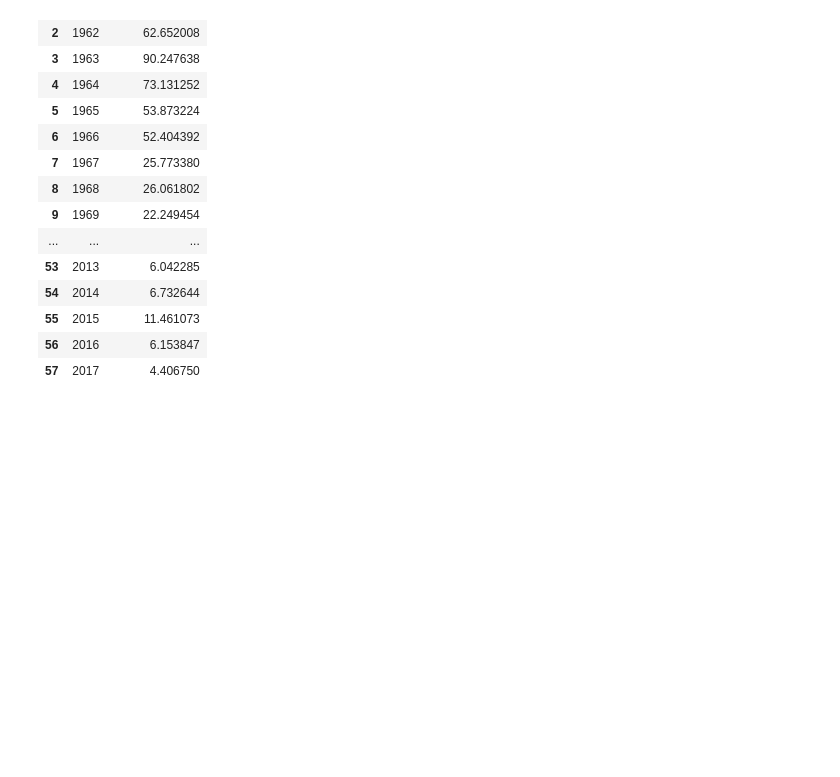
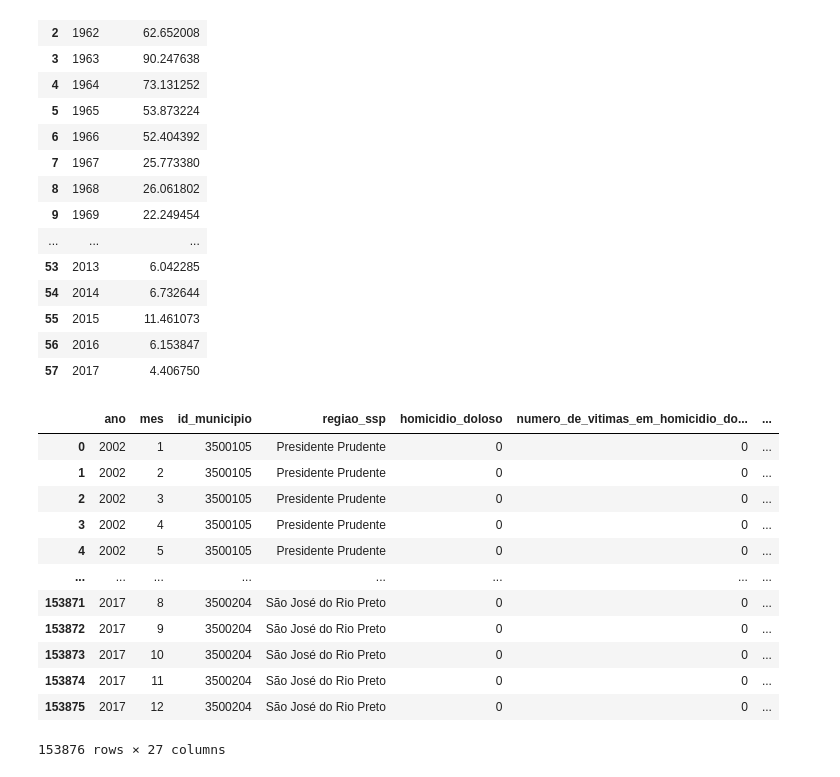
Before and after one commit to felipebns/P2_Cdados, a Jupyter notebook: p2_cdados.ipynb, the cells around one changed output. Saved outputs shown, nothing was run; the diff lists cells and outputs as text; code cells hidden in the pictures; blank space fills up the shorter version.

Commit message:
homicidio

```diff
--- a/p2_cdados.ipynb
+++ b/p2_cdados.ipynb
@@ -93,3 +93,23 @@ icv
 | 55 | 2015 | 11.461073 |
 | 56 | 2016 | 6.153847 |
 | 57 | 2017 | 4.406750 |
+# %%
+homicidio = bd.read_table(dataset_id='br_sp_gov_ssp',
+table_id='ocorrencias_registradas',
+billing_project_id="cdadosp2-404421")
+# %%
+homicidio
+# %% [output]
+|  | ano | mes | id_municipio | regiao_ssp | homicidio_doloso | numero_de_vitimas_em_homicidio_do... | ... |
+| 0 | 2002 | 1 | 3500105 | Presidente Prudente | 0 | 0 | ... |
+| 1 | 2002 | 2 | 3500105 | Presidente Prudente | 0 | 0 | ... |
+| 2 | 2002 | 3 | 3500105 | Presidente Prudente | 0 | 0 | ... |
+| 3 | 2002 | 4 | 3500105 | Presidente Prudente | 0 | 0 | ... |
+| 4 | 2002 | 5 | 3500105 | Presidente Prudente | 0 | 0 | ... |
+| ... | ... | ... | ... | ... | ... | ... | ... |
+| 153871 | 2017 | 8 | 3500204 | São José do Rio Preto | 0 | 0 | ... |
+| 153872 | 2017 | 9 | 3500204 | São José do Rio Preto | 0 | 0 | ... |
+| 153873 | 2017 | 10 | 3500204 | São José do Rio Preto | 0 | 0 | ... |
+| 153874 | 2017 | 11 | 3500204 | São José do Rio Preto | 0 | 0 | ... |
+| 153875 | 2017 | 12 | 3500204 | São José do Rio Preto | 0 | 0 | ... |
+153876 rows × 27 columns
```
Also changed, not shown: parts of 1 cell of this notebook.
